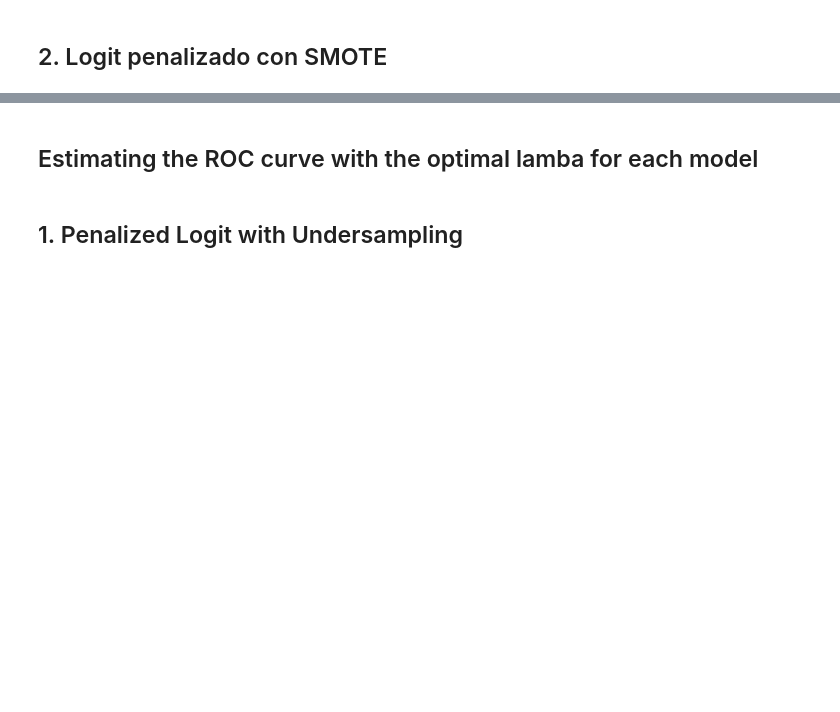
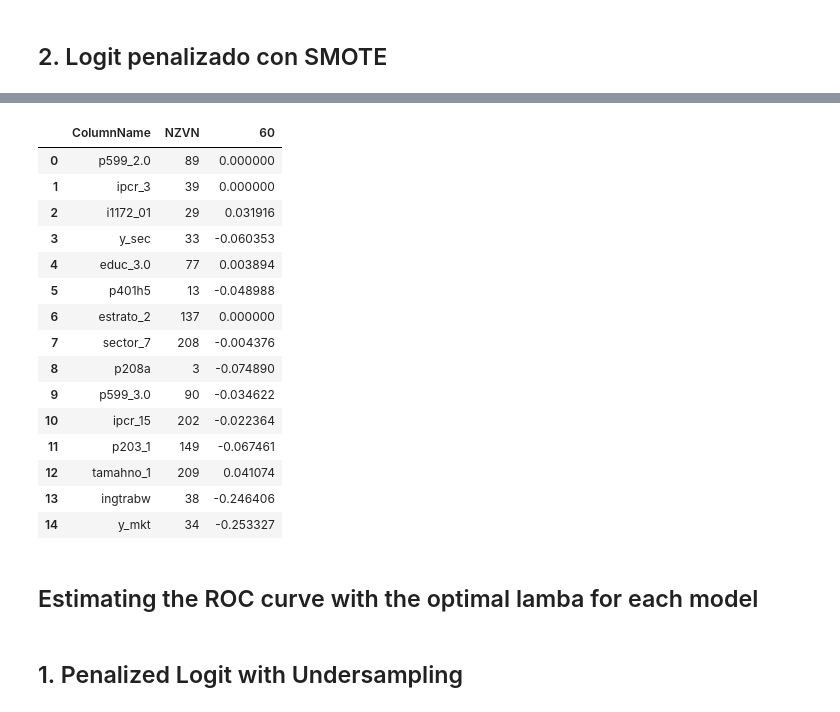
Before and after one commit to stephyriega/vulnerabilidad_empleo_urbano_mujeres, a Jupyter notebook: src/02_estimating_models/tesis_final_1_150224-replicating.ipynb, the cells around one changed output, grey strips where cells are left out. Drawn from its saved outputs; the diff is of its cells as text; code cells hidden in the pictures; blank space fills up the shorter version.

```diff
--- a/src/02_estimating_models/tesis_final_1_150224-replicating.ipynb
+++ b/src/02_estimating_models/tesis_final_1_150224-replicating.ipynb
@@ -730,6 +776,6 @@ m_values_columns2
 # %%
 absolute_values2 = non_zero_values2.abs().sort_values()
-nzvn_102 = absolute_values2.tail(10).index.tolist()
+nzvn_102 = absolute_values2.tail(15).index.tolist()
 
 # Select columns by index
 selected_columns_102 = x_test.iloc[:, nzvn_102]
@@ -746,3 +809,27 @@ m_values_columns_102
+# %%
+column_info_list_102_na = list(zip(selected_columns_102.columns, nzvn_10))
+column_info_df_102_na = pd.DataFrame(column_info_list_102, columns=['ColumnName', 'NZVN'])
+#column_info_df_102_na
+# %%
+m_values_columns_102_na = pd.merge(column_info_df_102_na, non_zero_values, left_on='NZVN', right_index=True)
+m_values_columns_102_na
+# %% [output]
+|  | ColumnName | NZVN | 60 |
+| 0 | p599_2.0 | 89 | 0.000000 |
+| 1 | ipcr_3 | 39 | 0.000000 |
+| 2 | i1172_01 | 29 | 0.031916 |
+| 3 | y_sec | 33 | -0.060353 |
+| 4 | educ_3.0 | 77 | 0.003894 |
+| 5 | p401h5 | 13 | -0.048988 |
+| 6 | estrato_2 | 137 | 0.000000 |
+| 7 | sector_7 | 208 | -0.004376 |
+| 8 | p208a | 3 | -0.074890 |
+| 9 | p599_3.0 | 90 | -0.034622 |
+| 10 | ipcr_15 | 202 | -0.022364 |
+| 11 | p203_1 | 149 | -0.067461 |
+| 12 | tamahno_1 | 209 | 0.041074 |
+| 13 | ingtrabw | 38 | -0.246406 |
+| 14 | y_mkt | 34 | -0.253327 |
 # %% [markdown]
 ## Estimating the ROC curve with the optimal lamba for each model
 # %% [markdown]
```
Also changed, not shown: parts of 26 cells of this notebook.
